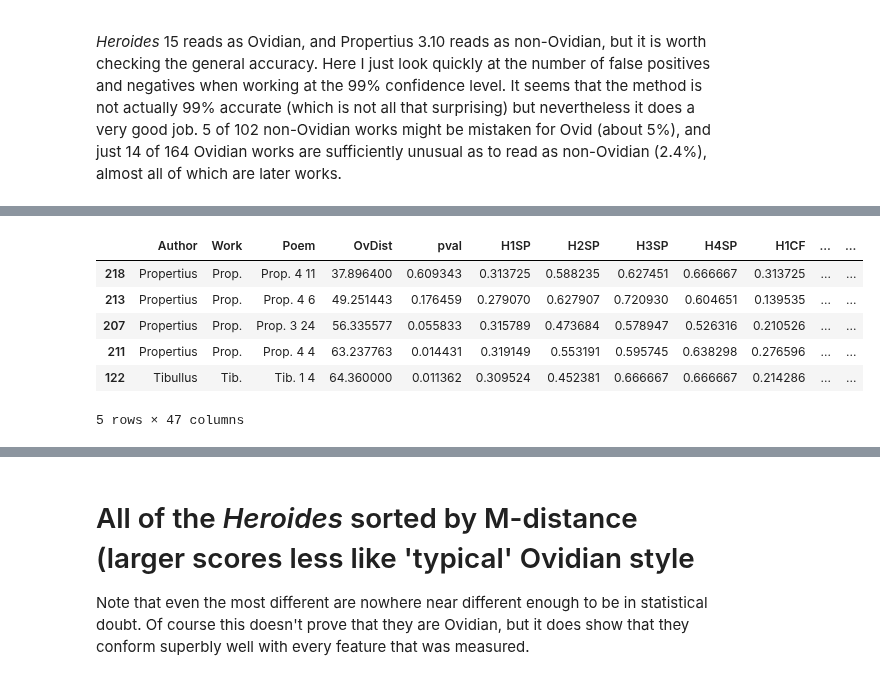
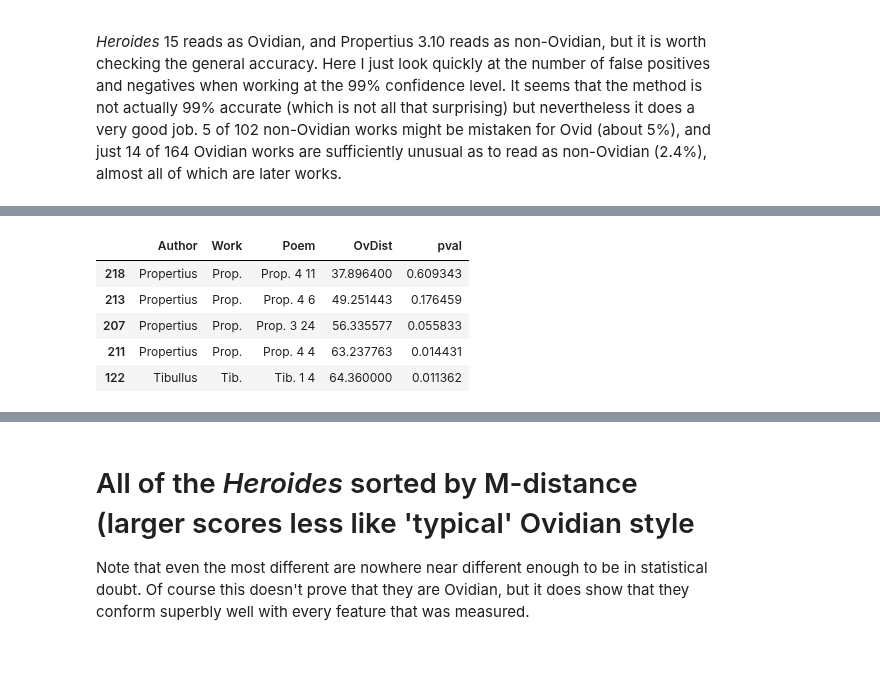
Before and after one commit to bnagy/nux-paper, a Jupyter notebook: repro/eleg_maha.ipynb, the cells around one changed output, grey strips where cells are left out. Cells and saved outputs as stored; diff of their text form; code cells hidden in the pictures.

```diff
--- a/repro/eleg_maha.ipynb
+++ b/repro/eleg_maha.ipynb
@@ -52,7 +41,7 @@ problems
 | 8 | ps-Ovid | Ibis | Ibis 4 | 0.123596 | 0.438202 | 0.617978 | 0.528090 | 0.179775 | 0.685393 | 0.988764 | ... | ... |
 9 rows × 45 columns
 # %%
-corpus_dict = dict(
+cd = dict(
     corpus.apply(
         lambda r: [r.Poem, corpus[corpus.Poem == r.Poem].iloc[:, 3:]],
         axis=1,
@@ -172,10 +161,10 @@ P1WC     2.68     25.84%    18.68%
 # %%
 from scipy.stats import chi2
 
-v, m, p = maha.explain(corpus_dict["Ibis 4"], ovid_dist, shrinkage=0.0)
+v, m, p = maha.explain(cd["Ibis 4"], ovid_dist, shrinkage=0.0)
 biggest = sorted(v.to_numpy()[0])[-1]
 print(f"Trying with M-dist {m - biggest:.2f} instead of {m:.2f}")
-new_p = 1 - chi2.cdf(m - biggest, len(corpus_dict["Ibis 4"].columns) - 1)
+new_p = 1 - chi2.cdf(m - biggest, len(cd["Ibis 4"].columns) - 1)
 print(f"Counterfactual p-val: {new_p:.2f}")
 # %% [output]
 Trying with M-dist 41.67 instead of 88.52
@@ -226,14 +228,13 @@ dists.insert(4, "pval", dist_vecs[1])
 # %%
 # false positives - non-Ovidian detected as Ovid
 
 dists[~dists.Author.isin(["Ovid", "ps-Ovid"])].sort_values(by="OvDist").query(
     "pval > 0.01"
-)
+).iloc[:, :5]
 # %% [output]
-|  | Author | Work | Poem | OvDist | pval | H1SP | H2SP | H3SP | H4SP | H1CF | ... | ... |
-| 218 | Propertius | Prop. | Prop. 4 11 | 37.896400 | 0.609343 | 0.313725 | 0.588235 | 0.627451 | 0.666667 | 0.313725 | ... | ... |
-| 213 | Propertius | Prop. | Prop. 4 6 | 49.251443 | 0.176459 | 0.279070 | 0.627907 | 0.720930 | 0.604651 | 0.139535 | ... | ... |
-| 207 | Propertius | Prop. | Prop. 3 24 | 56.335577 | 0.055833 | 0.315789 | 0.473684 | 0.578947 | 0.526316 | 0.210526 | ... | ... |
-| 211 | Propertius | Prop. | Prop. 4 4 | 63.237763 | 0.014431 | 0.319149 | 0.553191 | 0.595745 | 0.638298 | 0.276596 | ... | ... |
-| 122 | Tibullus | Tib. | Tib. 1 4 | 64.360000 | 0.011362 | 0.309524 | 0.452381 | 0.666667 | 0.666667 | 0.214286 | ... | ... |
+|  | Author | Work | Poem | OvDist | pval |
+| 218 | Propertius | Prop. | Prop. 4 11 | 37.896400 | 0.609343 |
+| 213 | Propertius | Prop. | Prop. 4 6 | 49.251443 | 0.176459 |
+| 207 | Propertius | Prop. | Prop. 3 24 | 56.335577 | 0.055833 |
+| 211 | Propertius | Prop. | Prop. 4 4 | 63.237763 | 0.014431 |
+| 122 | Tibullus | Tib. | Tib. 1 4 | 64.360000 | 0.011362 |
-5 rows × 47 columns
```
Also changed, not shown: parts of 12 cells of this notebook.
